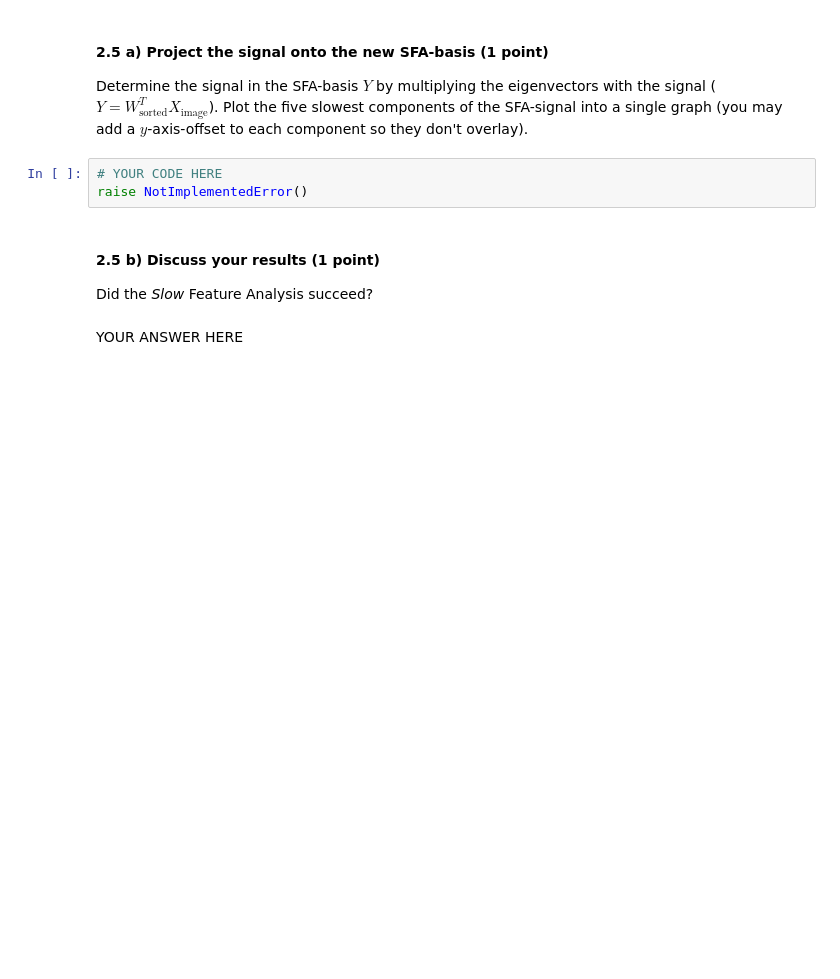
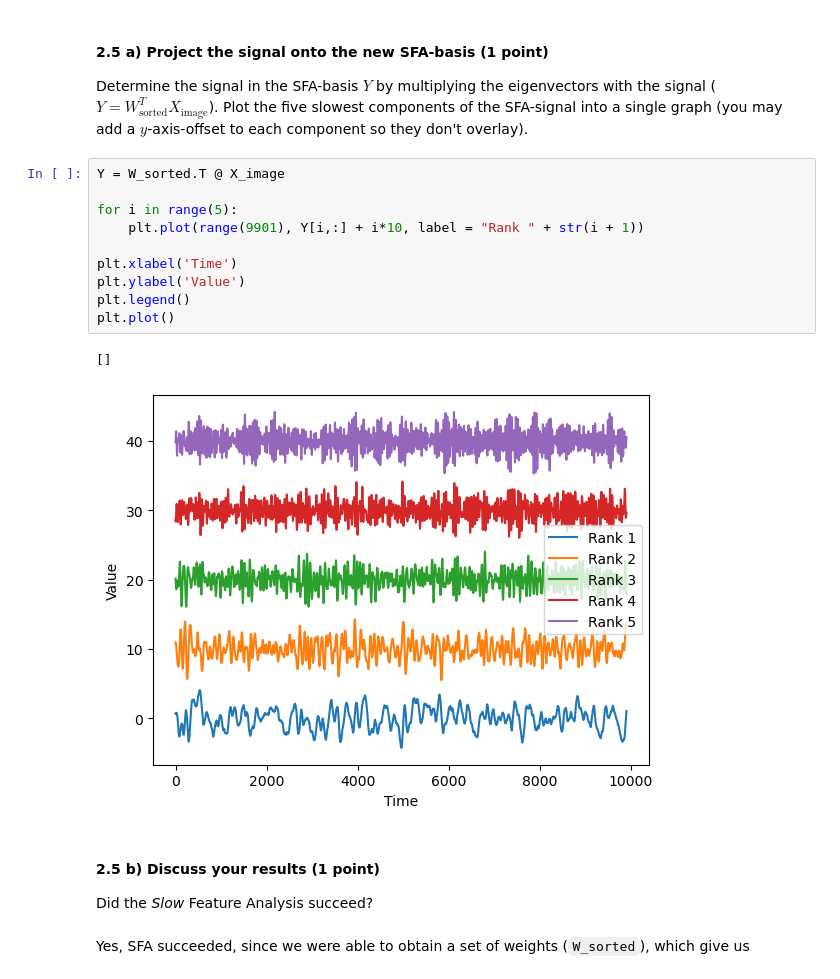
Before and after one commit to lfogarty98/mhbf_pt, a Jupyter notebook: 2-sfa/sfa.ipynb, the cells around one changed output. Saved outputs shown, nothing was run; the diff lists cells and outputs as text; blank space fills up the shorter version.

```diff
--- a/2-sfa/sfa.ipynb
+++ b/2-sfa/sfa.ipynb
@@ -332,10 +383,20 @@ As a last step we will use the extracted SFA-eigenvectors in $W_{\text{sorted}}$
 
 Determine the signal in the SFA-basis $Y$ by multiplying the eigenvectors with the signal ($Y=W_{\text{sorted}}^{T}X_{\text{image}}$). Plot the five slowest components of the SFA-signal into a single graph (you may add a $y$-axis-offset to each component so they don't overlay).
 # %%
-# YOUR CODE HERE
-raise NotImplementedError()
+Y = W_sorted.T @ X_image
+
+for i in range(5):
+    plt.plot(range(9901), Y[i,:] + i*10, label = "Rank " + str(i + 1))
+
+plt.xlabel('Time')
+plt.ylabel('Value')
+plt.legend()
+plt.plot()
+# %% [output]
+[]
+[figure, added]
 # %% [markdown]
 #### 2.5 b) Discuss your results (1 point)
 Did the *Slow* Feature Analysis succeed?
 # %% [markdown]
-YOUR ANSWER HERE
+Yes, SFA succeeded, since we were able to obtain a set of weights (`W_sorted`), which give us
```
Also changed, not shown: parts of 13 cells of this notebook.
